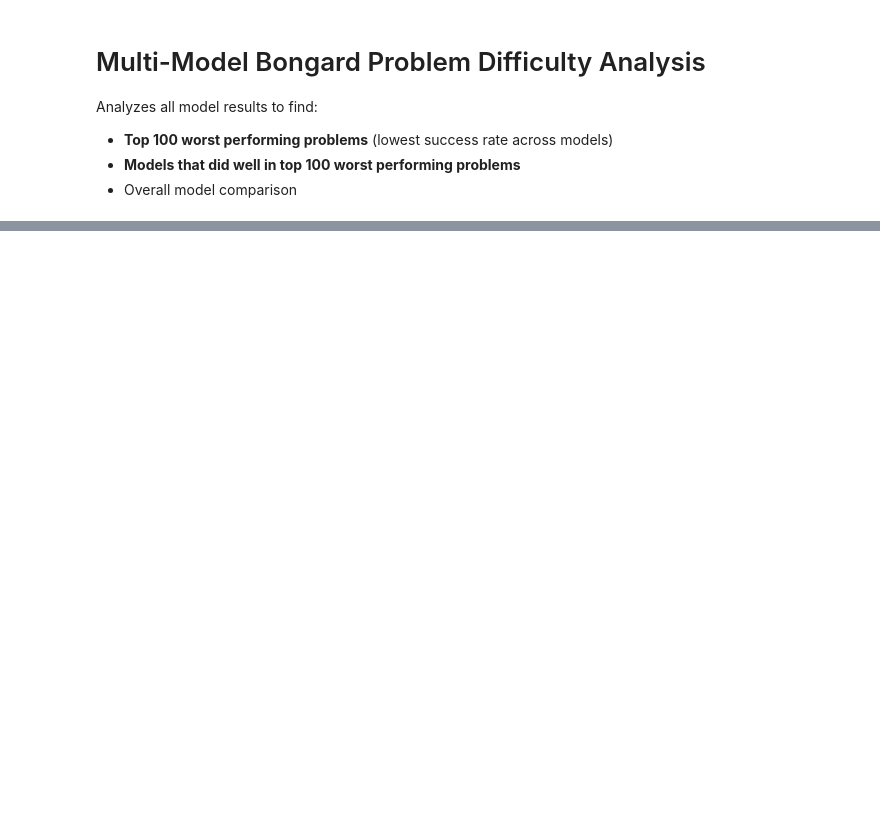
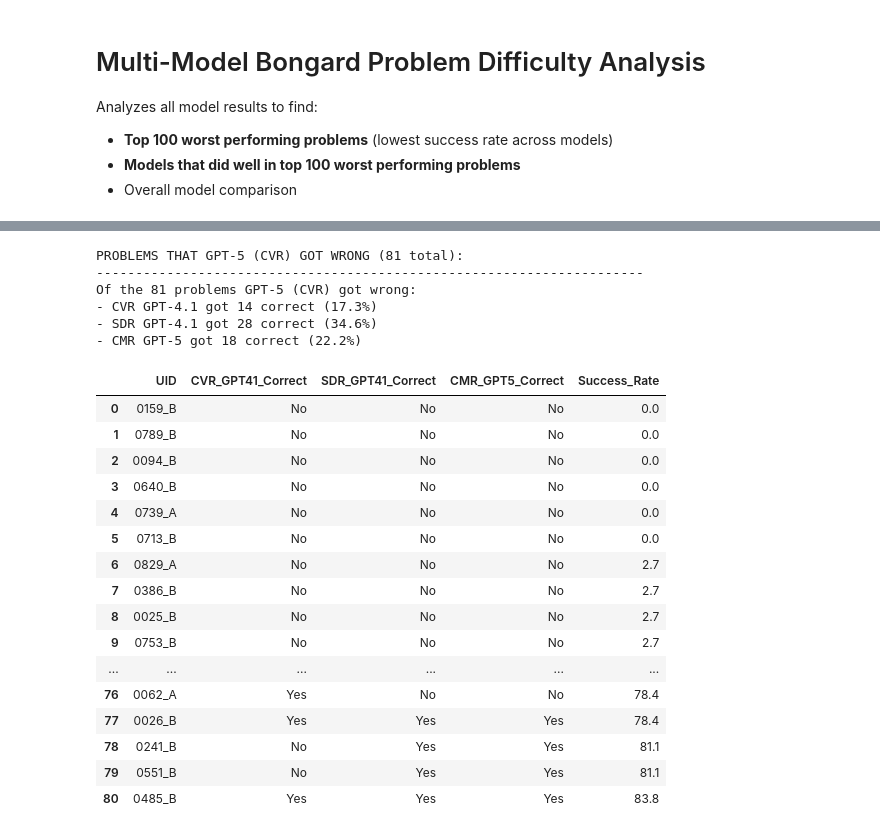
Before and after one commit to mrprofessor/bongard_playbook, a Jupyter notebook: notebooks/difficulty.ipynb, the cells around one changed output, grey strips where cells are left out. Saved outputs shown, nothing was run; the diff lists cells and outputs as text; code cells hidden in the pictures; blank space fills up the shorter version.

```diff
--- a/notebooks/difficulty.ipynb
+++ b/notebooks/difficulty.ipynb
@@ -13,7 +13,7 @@ from collections import defaultdict
 import glob
 # %%
 # Configuration - look in results directory
-results_dir = "results/"
+results_dir = "../results"
 pd.set_option('display.max_columns', None)
 pd.set_option('display.width', None)
 
@@ -230,0 +289,68 @@ else:
+# %%
+# Find all problems that GPT-5 got wrong
+if problem_results:
+    gpt5_wrong_problems = []
+
+    for uid, stats in problem_results.items():
+        if 'cvr_gpt5' in stats['models_wrong']:
+            # Check other models' performance on this problem
+            cvr_gpt41_correct = 'Yes' if 'cvr_gpt41' in stats['models_correct'] else 'No'
+            sdr_gpt41_correct = 'Yes' if 'sdr_gpt41_gpt41' in stats['models_correct'] else 'No'
+            cmr_gpt5_correct = 'Yes' if 'cmr_gpt5_gpt5' in stats['models_correct'] else 'No'
+
+            gpt5_wrong_problems.append({
+                'UID': uid,
+                'CVR_GPT41_Correct': cvr_gpt41_correct,
+                'SDR_GPT41_Correct': sdr_gpt41_correct,
+                'CMR_GPT5_Correct': cmr_gpt5_correct,
+                'Success_Rate': round((stats['correct'] / stats['total']) * 100, 1) if stats['total'] > 0 else 0
+            })
+
+    if gpt5_wrong_problems:
+        gpt5_wrong_df = pd.DataFrame(gpt5_wrong_problems).sort_values('Success_Rate').reset_index(drop=True)
+
+        print(f"PROBLEMS THAT GPT-5 (CVR) GOT WRONG ({len(gpt5_wrong_problems)} total):")
+        print("-" * 70)
+
+        # Show summary statistics
+        cvr_gpt41_better = sum(1 for p in gpt5_wrong_problems if p['CVR_GPT41_Correct'] == 'Yes')
+        sdr_gpt41_better = sum(1 for p in gpt5_wrong_problems if p['SDR_GPT41_Correct'] == 'Yes')
+        cmr_gpt5_better = sum(1 for p in gpt5_wrong_problems if p['CMR_GPT5_Correct'] == 'Yes')
+
+        print(f"Of the {len(gpt5_wrong_problems)} problems GPT-5 (CVR) got wrong:")
+        print(f"- CVR GPT-4.1 got {cvr_gpt41_better} correct ({cvr_gpt41_better/len(gpt5_wrong_problems)*100:.1f}%)")
+        print(f"- SDR GPT-4.1 got {sdr_gpt41_better} correct ({sdr_gpt41_better/len(gpt5_wrong_problems)*100:.1f}%)")
+        print(f"- CMR GPT-5 got {cmr_gpt5_better} correct ({cmr_gpt5_better/len(gpt5_wrong_problems)*100:.1f}%)")
+        print()
+
+        with pd.option_context('display.max_rows', None, 'display.max_colwidth', None):
+            display(gpt5_wrong_df)
+
+    else:
+        print("GPT-5 (CVR) got all problems correct!")
+else:
+    print("No valid problem results found!")
+# %% [output]
+PROBLEMS THAT GPT-5 (CVR) GOT WRONG (81 total):
+----------------------------------------------------------------------
+Of the 81 problems GPT-5 (CVR) got wrong:
+- CVR GPT-4.1 got 14 correct (17.3%)
+- SDR GPT-4.1 got 28 correct (34.6%)
+- CMR GPT-5 got 18 correct (22.2%)
+|  | UID | CVR_GPT41_Correct | SDR_GPT41_Correct | CMR_GPT5_Correct | Success_Rate |
+| 0 | 0159_B | No | No | No | 0.0 |
+| 1 | 0789_B | No | No | No | 0.0 |
+| 2 | 0094_B | No | No | No | 0.0 |
+| 3 | 0640_B | No | No | No | 0.0 |
+| 4 | 0739_A | No | No | No | 0.0 |
+| 5 | 0713_B | No | No | No | 0.0 |
+| 6 | 0829_A | No | No | No | 2.7 |
+| 7 | 0386_B | No | No | No | 2.7 |
+| 8 | 0025_B | No | No | No | 2.7 |
+| 9 | 0753_B | No | No | No | 2.7 |
+| ... | ... | ... | ... | ... | ... |
+| 76 | 0062_A | Yes | No | No | 78.4 |
+| 77 | 0026_B | Yes | Yes | Yes | 78.4 |
+| 78 | 0241_B | No | Yes | Yes | 81.1 |
+| 79 | 0551_B | No | Yes | Yes | 81.1 |
+| 80 | 0485_B | Yes | Yes | Yes | 83.8 |
```
Also changed, not shown: parts of 3 cells of this notebook, 9 other files.
